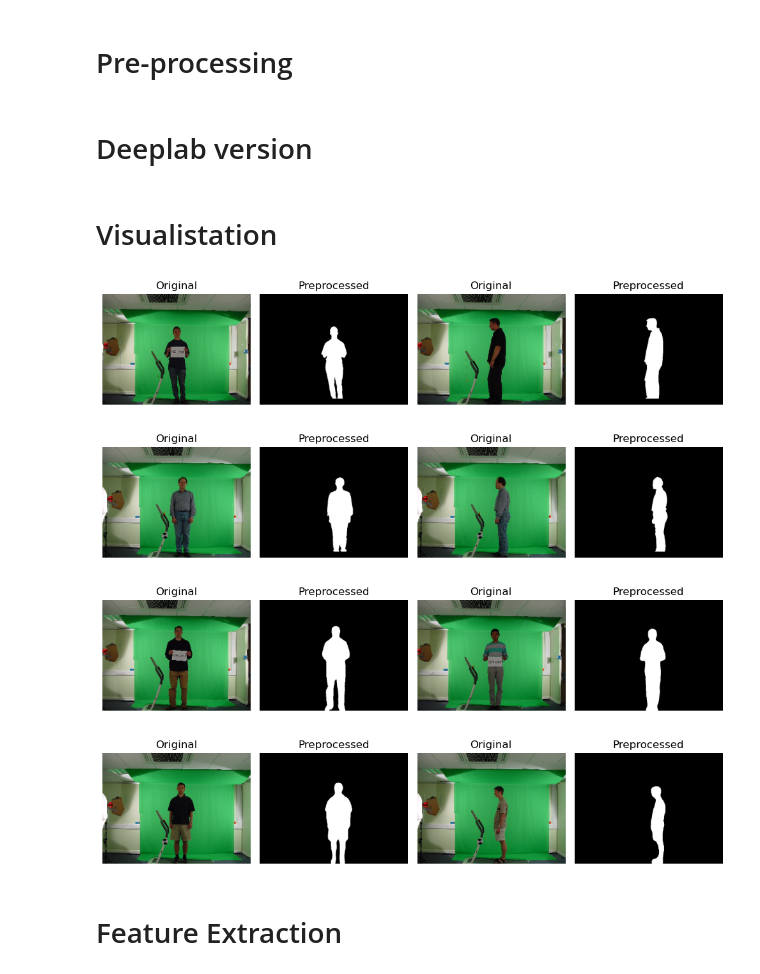
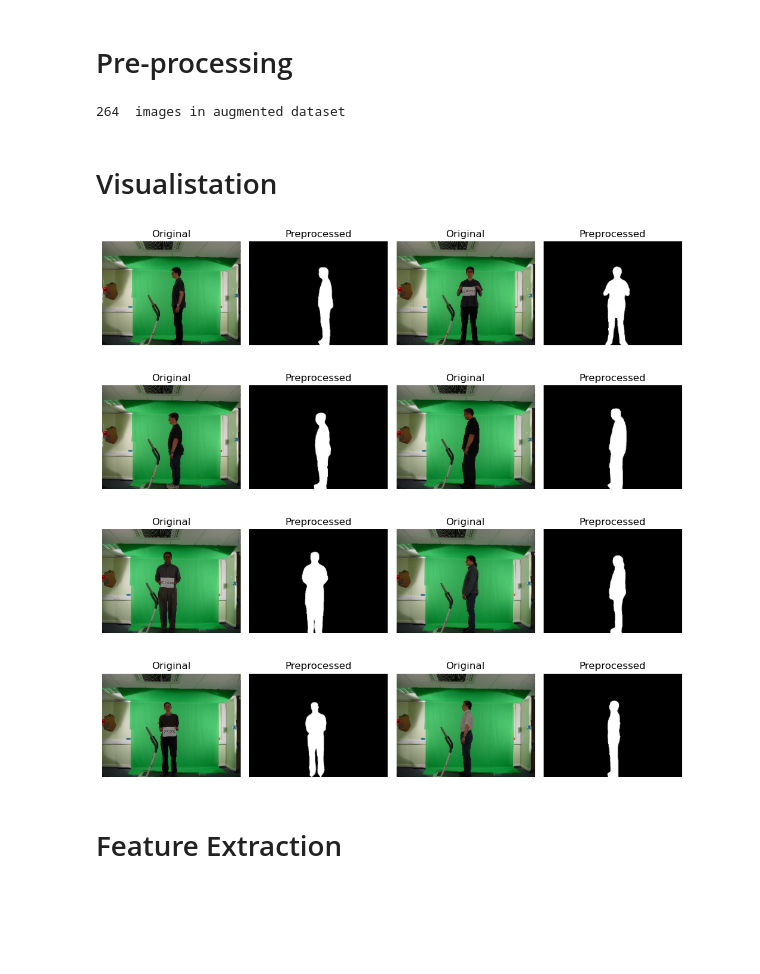
Before and after one commit to tee1g21/Biometrics-Coursework, a Jupyter notebook: gait_pipeline.ipynb, the cells around one changed output. Drawn from its saved outputs; the diff is of its cells as text; code cells hidden in the pictures; blank space fills up the shorter version.

Commit message:
14/22, k-nn, 100 width profiles, augmentation

```diff
--- a/gait_pipeline.ipynb
+++ b/gait_pipeline.ipynb
@@ -9,12 +9,12 @@ parent_train_dir = "data/original/training"
 parent_test_dir = "data/original/test"
 
 # import image paths
-parent_train_images = sorted(glob(os.path.join(parent_train_dir, "*.jpg")))
-parent_test_images = sorted(glob(os.path.join(parent_test_dir, "*.jpg")))
+parent_train_image_paths = sorted(glob(os.path.join(parent_train_dir, "*.jpg")))
+parent_test_image_paths = sorted(glob(os.path.join(parent_test_dir, "*.jpg")))
 
 # print number of images
-print(f"Loaded {len(parent_train_images)} training images")
-print(f"Loaded {len(parent_test_images)} test images")
+print(f"Loaded {len(parent_train_image_paths)} training images")
+print(f"Loaded {len(parent_test_image_paths)} test images")
 # %% [output]
 Loaded 88 training images
 Loaded 22 test images
@@ -141,3 +142 @@ preprocess_images_multithreaded(parent_test_images, "data/manual/test")
-# %% [markdown]
-# Deeplab version
 # %%
@@ -200,3 +200,53 @@ process_dataset("data/original/test", "data/deeplab/test")
+# %%
+## augmentation
+import os
+from PIL import Image, ImageOps
+from torchvision import transforms
+from tqdm import tqdm
+import random
+
+# === Settings ===
+input_dir = "data/deeplab/training"  # or deeplab/test
+output_dir = "data/deeplab/training_augmented"
+augmentation_rate = 2  # Adjust this value to control the rate of augmentation
+
+if os.path.exists(output_dir):
+    for file in os.listdir(output_dir):
+        os.remove(os.path.join(output_dir, file))
+else:
+    os.makedirs(output_dir, exist_ok=True)
+
+# === Augmentations ===
+augmentations = [
+    ("flip", transforms.RandomHorizontalFlip(p=1)),
+    #("rotate", transforms.RandomRotation(degrees=5)),
+    ("shift", transforms.RandomAffine(degrees=0, translate=(0.05, 0.05)))
+]
+
+# === Process Images ===
+for filename in tqdm(os.listdir(input_dir)):
+    if not filename.lower().endswith(('.jpg', '.png')):
+        continue
+    path = os.path.join(input_dir, filename)
+    image = Image.open(path).convert("L")
+
+    # Save original
+    image.save(os.path.join(output_dir, filename))
+
+    # Apply augmentations
+    for name, aug in augmentations:
+        if random.random() < augmentation_rate:
+            transformed = aug(image)
+            new_name = f"{os.path.splitext(filename)[0]}_{name}.jpg"
+            transformed.save(os.path.join(output_dir, new_name))
+
+# re-label augmented images
+augmented_image_paths = sorted(glob(os.path.join(output_dir, "*.jpg")))
+aug_train_labels = get_training_labels(augmented_image_paths)
+
+print(len(augmented_image_paths), " images in augmented dataset")
+# %% [output]
+264  images in augmented dataset
 # %% [markdown]
 # Visualistation
 # %%
@@ -216,40 +266,39 @@ def show_preprocessed_examples_from_disk(original_paths, processed_dir, num=2, s
     for i, idx in enumerate(indices):
         row_offset = (i // pairs_per_row) * (pairs_per_row * 2)
         col_offset = (i % pairs_per_row) * 2
 
         # Load original
         original = cv2.imread(original_paths[idx])
         original = cv2.cvtColor(cv2.resize(original, size), cv2.COLOR_BGR2RGB)
 
         # Load processed by matching filename
         filename = os.path.basename(original_paths[idx])
         processed_path = os.path.join(processed_dir, filename)
         processed = cv2.imread(processed_path, cv2.IMREAD_GRAYSCALE)
         processed = cv2.resize(processed, size)
 
         # Original image
         plt.subplot(rows, pairs_per_row * 2, row_offset + col_offset + 1)
         plt.imshow(original)
         plt.title("Original")
         plt.axis('off')
 
         # Processed image
         plt.subplot(rows, pairs_per_row * 2, row_offset + col_offset + 2)
         plt.imshow(processed, cmap='gray')
         plt.title("Preprocessed")
         plt.axis('off')
 
     plt.tight_layout()
     plt.show()
 
-show_preprocessed_examples_from_disk(parent_train_images, "data/manual/training")
-show_preprocessed_examples_from_disk(parent_test_images, "data/manual/test")
-show_preprocessed_examples_from_disk(parent_train_images, "data/deeplab/training")
-show_preprocessed_examples_from_disk(parent_test_images, "data/deeplab/test")
+#show_preprocessed_examples_from_disk(parent_train_image_paths, "data/manual/training")
+#show_preprocessed_examples_from_disk(parent_test_image_paths, "data/manual/test")
+#show_preprocessed_examples_from_disk(parent_train_image_paths, "data/deeplab/training")
+#show_preprocessed_examples_from_disk(parent_test_image_paths, "data/deeplab/test")
+
+show_preprocessed_examples_from_disk(parent_train_image_paths, "data/deeplab/training_augmented", num=8)
 # %% [output]
-[figure, old version]
+[figure, new version]
-[figure, removed]
-[figure, removed]
-[figure, removed]
 # %% [markdown]
 # Feature Extraction
```
Also changed, not shown: parts of 15 cells of this notebook.
